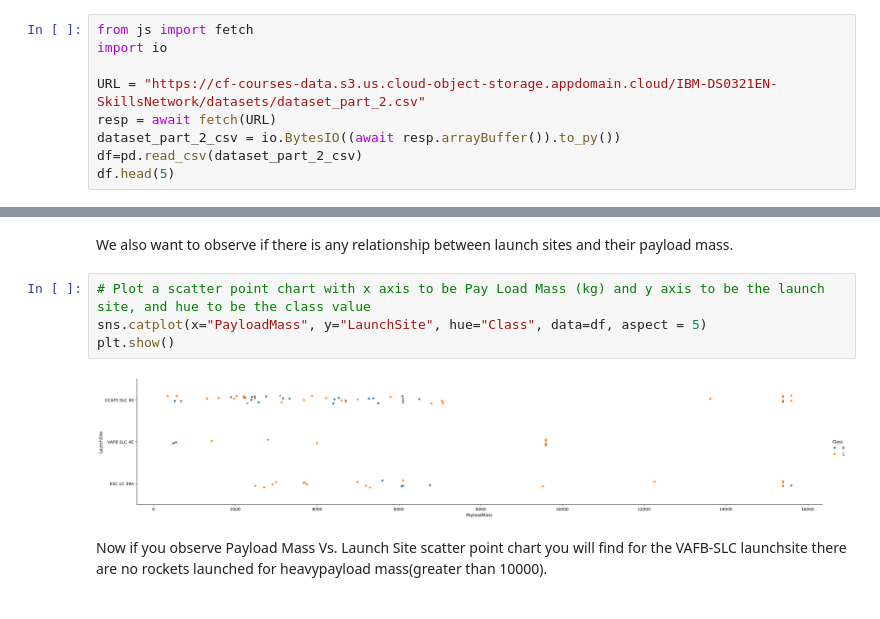
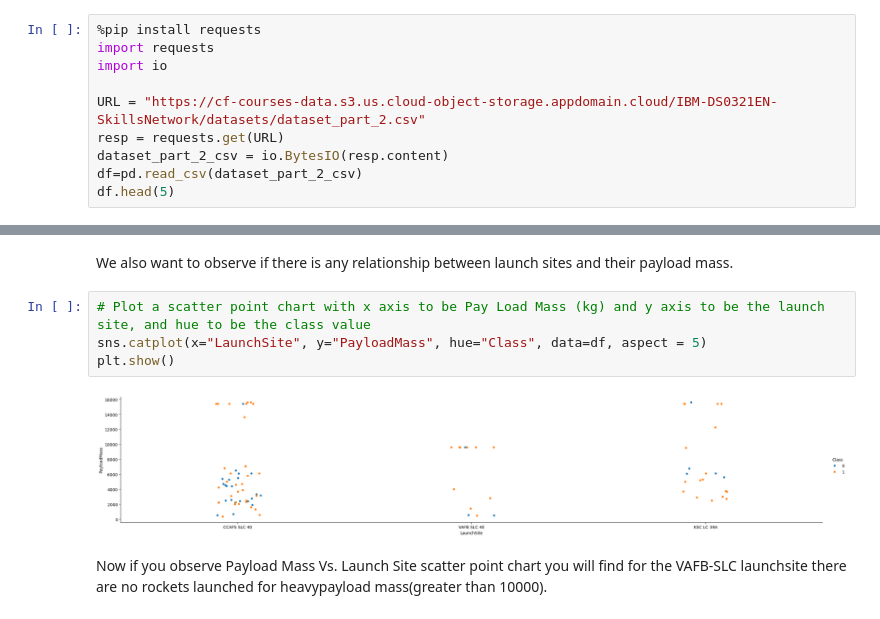
Before and after one commit to saakethk/ibm-capstone-work, a Jupyter notebook: edadataviz.ipynb, the cells around one changed output, grey strips where cells are left out. Saved outputs shown, nothing was run; the diff lists cells and outputs as text.

```diff
--- a/edadataviz.ipynb
+++ b/edadataviz.ipynb
@@ -62,12 +76,13 @@ please provide us feedback at https://github.com/pandas-dev/pandas/issues/54466
 # %% [markdown]
 First, let's read the SpaceX dataset into a Pandas dataframe and print its summary
 # %%
-from js import fetch
+%pip install requests
+import requests
 import io
 
 URL = "https://cf-courses-data.s3.us.cloud-object-storage.appdomain.cloud/IBM-DS0321EN-SkillsNetwork/datasets/dataset_part_2.csv"
-resp = await fetch(URL)
-dataset_part_2_csv = io.BytesIO((await resp.arrayBuffer()).to_py())
+resp = requests.get(URL)
+dataset_part_2_csv = io.BytesIO(resp.content)
 df=pd.read_csv(dataset_part_2_csv)
 df.head(5)
 # %% [output]
@@ -108,10 +129,10 @@ Now try to explain the patterns you found in the Flight Number vs. Launch Site s
 We also want to observe if there is any relationship between launch sites and their payload mass.
 # %%
 # Plot a scatter point chart with x axis to be Pay Load Mass (kg) and y axis to be the launch site, and hue to be the class value
-sns.catplot(x="PayloadMass", y="LaunchSite", hue="Class", data=df, aspect = 5)
+sns.catplot(x="LaunchSite", y="PayloadMass", hue="Class", data=df, aspect = 5)
 plt.show()
 # %% [output]
-[figure, old version]
+[figure, new version]
 # %% [markdown]
 Now if you observe Payload Mass Vs. Launch Site scatter point chart you will find for the VAFB-SLC  launchsite there are no  rockets  launched for  heavypayload mass(greater than 10000).
 # %% [markdown]
```
Also changed, not shown: parts of 4 cells of this notebook, 1 other file.
